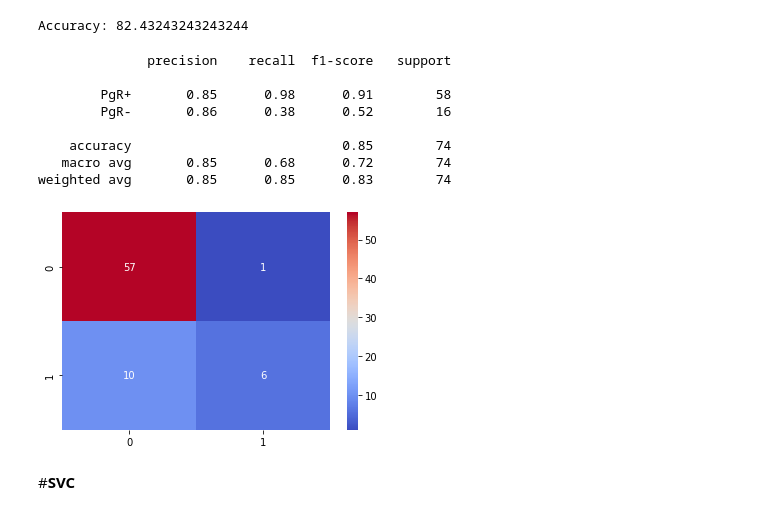
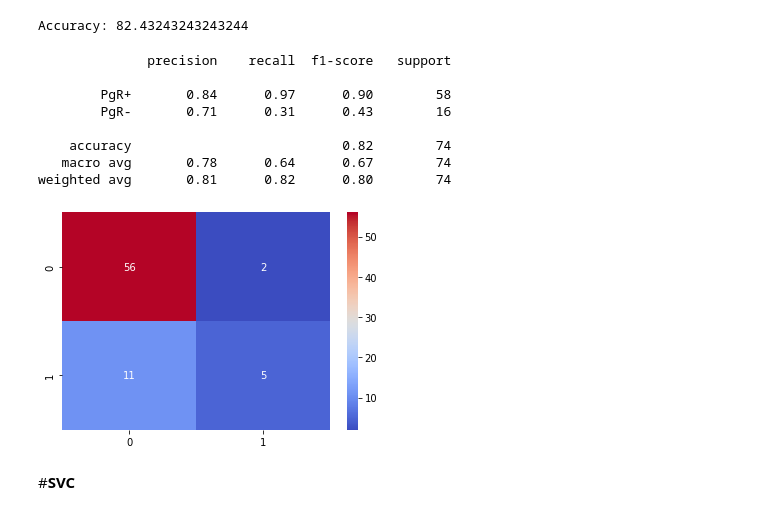
Before and after one commit to varnitarastogi/Gene-Activity-for-Breast-Cancer, a Jupyter notebook: Technical_Task.ipynb, the cells around one changed output. Cells and saved outputs as stored; diff of their text form; code cells hidden in the pictures.

```diff
--- a/Technical_Task.ipynb
+++ b/Technical_Task.ipynb
@@ -260,19 +270,19 @@ Sampler is TPESampler
 [I 2022-03-10 08:54:57,622] Trial 49 finished with value: 0.8243243243243243 and parameters: {'n_neighbors': 21, 'weights': 'distance', 'metric': 'manhattan'}. Best is trial 5 with value: 0.8243243243 ...
 Accuracy: 82.43243243243244
 # %%
-con_mat_2=confusion_matrix(y_test, pred)
+con_mat_2=confusion_matrix(y_test, pred_2)
 sns.heatmap(con_mat_2,cmap = 'coolwarm',annot=True)
-print(classification_report(y_test, pred))
+print(classification_report(y_test, pred_2))
 # %% [output]
               precision    recall  f1-score   support
 
-        PgR+       0.85      0.98      0.91        58
-        PgR-       0.86      0.38      0.52        16
+        PgR+       0.84      0.97      0.90        58
+        PgR-       0.71      0.31      0.43        16
 
-    accuracy                           0.85        74
-   macro avg       0.85      0.68      0.72        74
-weighted avg       0.85      0.85      0.83        74
+    accuracy                           0.82        74
+   macro avg       0.78      0.64      0.67        74
+weighted avg       0.81      0.82      0.80        74
-[figure, old version]
+[figure, new version]
 # %% [markdown]
 #**SVC**
 # %%
```
Also changed, not shown: parts of 4 cells of this notebook.
